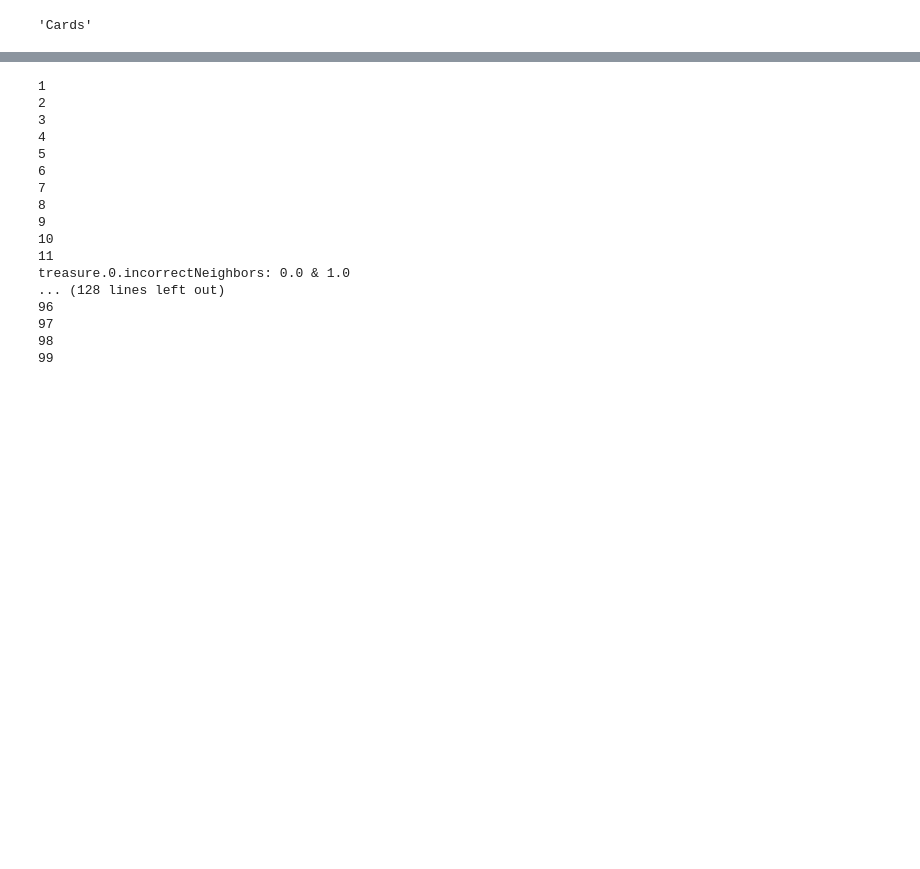
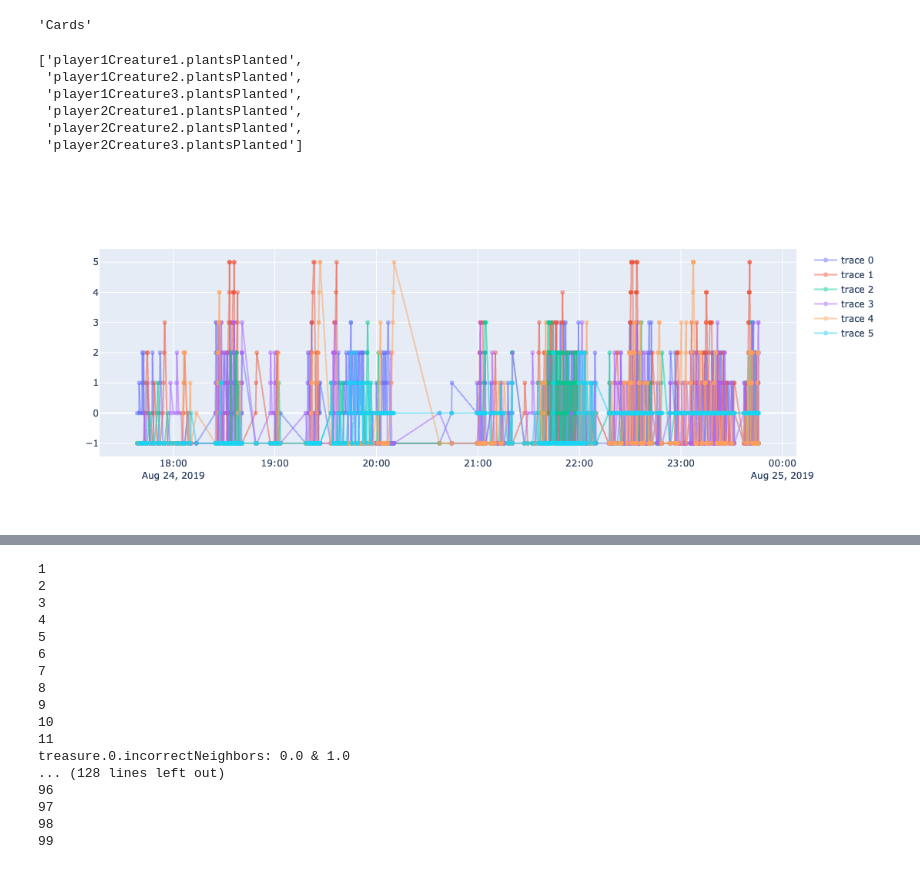
Before and after one commit to Visheshk/ra-data-analysis, a Jupyter notebook: new-data-reader.ipynb, the cells around one changed output, grey strips where cells are left out. Cells and saved outputs as stored; diff of their text form; code cells hidden in the pictures; blank space fills up the shorter version.

```diff
--- a/new-data-reader.ipynb
+++ b/new-data-reader.ipynb
@@ -12,0 +19,4 @@ len(hd)
+# %%
+f =  open("case4.json", "w")
+json.dump(aug23r2, f)
+f.close()
@@ -263,3 +280,30 @@ fig = go.Figure([gaps])
 fig.show()
 # %%
 plantDf = df[df["eventKey"] == "PlantPlanted"]
+# %%
+plantCols
+# %% [output]
+['player1Creature1.plantsPlanted',
+ 'player1Creature2.plantsPlanted',
+ 'player1Creature3.plantsPlanted',
+ 'player2Creature1.plantsPlanted',
+ 'player2Creature2.plantsPlanted',
+ 'player2Creature3.plantsPlanted']
+# %%
+plantCols = []
+for c in df.columns:
+    if 'plantsPlanted' in c:
+        plantCols.append(c)
+
+def pcplot(col):
+    return go.Scattergl(x= plantDf["timeUTC"], y = plantDf[col], mode = "lines+markers", opacity = 0.5)
+
+plt = []
+for c in plantCols:
+        plt.append(pcplot(c))
+# p1c1 = go.Scattergl(x= plantDf["timeUTC"], y = actionsdf["player1Creature1.plantsPlanted"], mode = "markers", opacity = 0.5)
+# p1c2 = go.Scattergl(x= plantDf["timeUTC"], y = actionsdf["player2CurrentScreen"], mode = "markers", opacity = 0.5)
+# plantDf[plantCols]
+iplot(plt)
+# %% [output]
+[figure, added]
```
Also changed, not shown: parts of 9 cells of this notebook, 1 other file.
